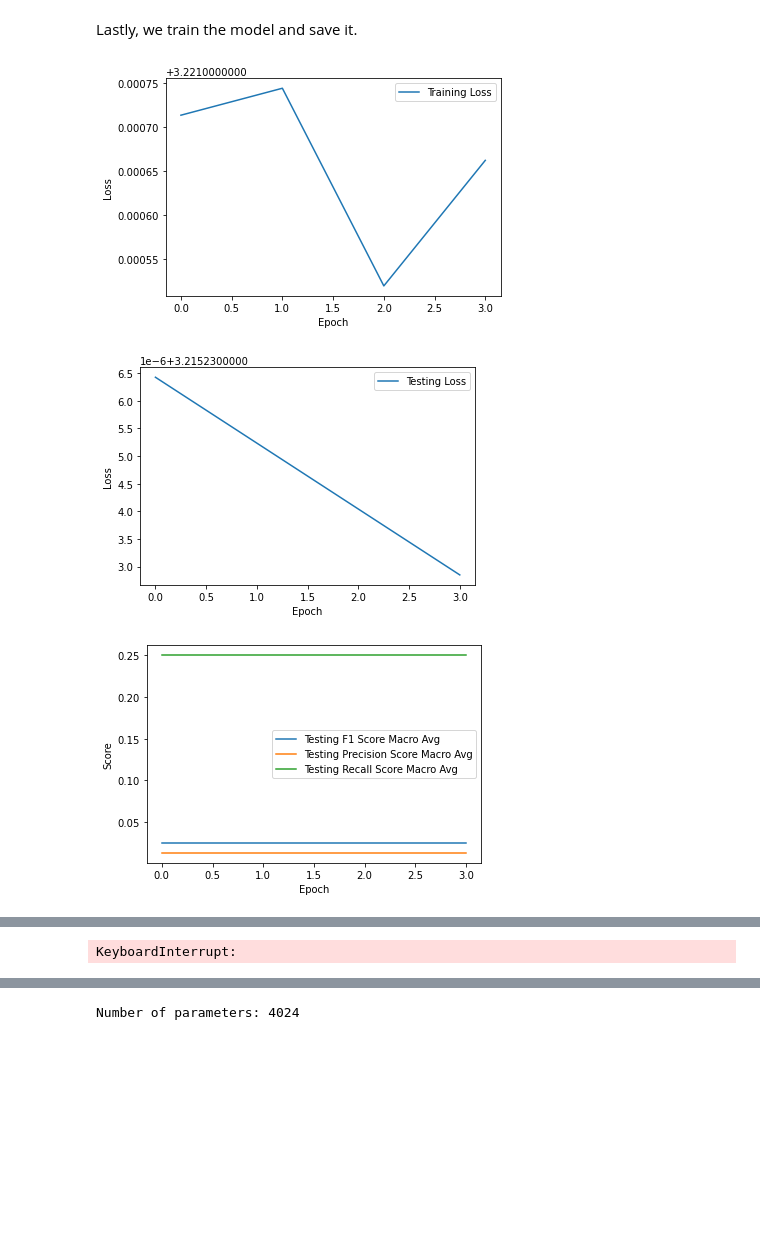
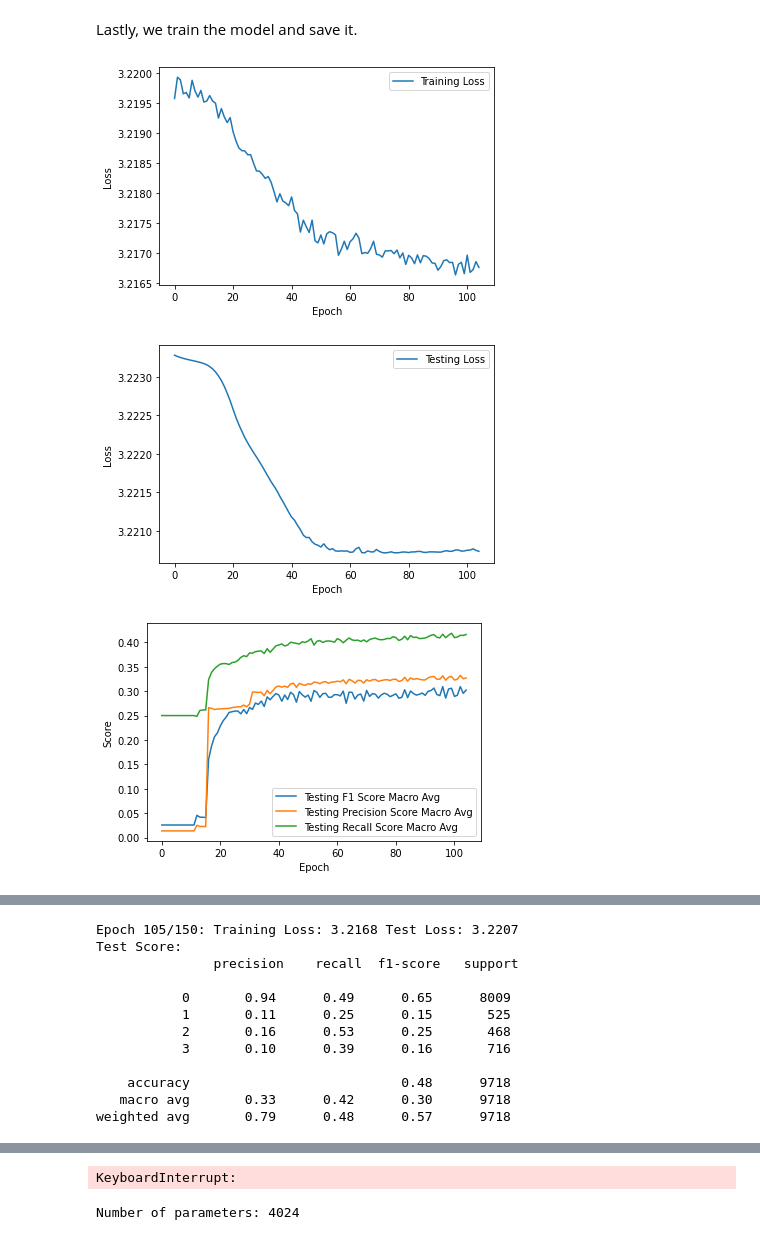
Before and after one commit to gullo97/earthquake_ml, a Jupyter notebook: notebook.ipynb, the cells around one changed output, grey strips where cells are left out. Drawn from its saved outputs; the diff is of its cells as text; code cells hidden in the pictures; blank space fills up the shorter version.

Commit message:
trained model

```diff
--- a/notebook.ipynb
+++ b/notebook.ipynb
@@ -429,8 +429,9 @@ Number of parameters: 2809
 Lastly, we train the model and save it.
 # %%
 # Set log_interval to 1 to see the plots after every epoch, this will slow down training significantly
-train(model, train_loader, test_loader, BalancedBCELoss(), optim.Adam(model.parameters(), lr=0.001), num_epochs=500, log_interval=1)
+# PLOT_MAP = True to plot the risk map at every log, this will slow down training significantly
+train(model, train_loader, test_loader, BalancedBCELoss(), optim.Adam(model.parameters(), lr=0.001), num_epochs=150, log_interval=15, PLOT_MAP = True)
 # %% [output]
-[figure, old version]
+[figure, new version]
-[figure, old version]
+[figure, new version]
-[figure, old version]
+[figure, new version]
@@ -438 +441,12 @@ train(model, train_loader, test_loader, BalancedBCELoss(), optim.Adam(model.para
-KeyboardInterrupt:
+Epoch 105/150: Training Loss: 3.2168 Test Loss: 3.2207
+Test Score:
+               precision    recall  f1-score   support
+
+           0       0.94      0.49      0.65      8009
+           1       0.11      0.25      0.15       525
+           2       0.16      0.53      0.25       468
+           3       0.10      0.39      0.16       716
+
+    accuracy                           0.48      9718
+   macro avg       0.33      0.42      0.30      9718
+weighted avg       0.79      0.48      0.57      9718
@@ -439,2 +465,3 @@ KeyboardInterrupt:
+KeyboardInterrupt:
 # %%
 # save model
```
Also changed, not shown: parts of 6 cells of this notebook, 2 other files.
